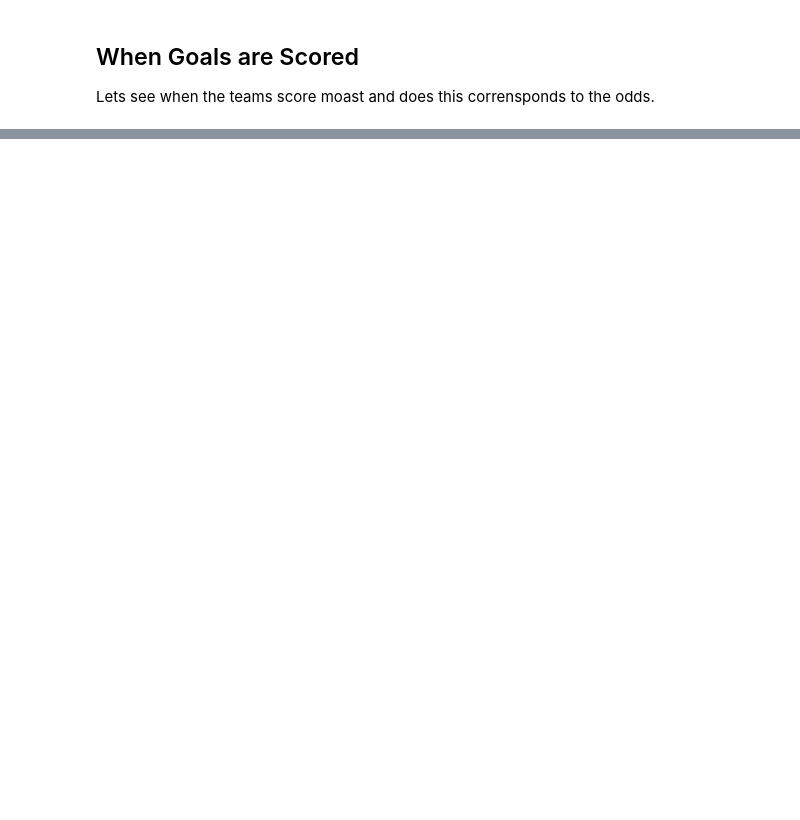
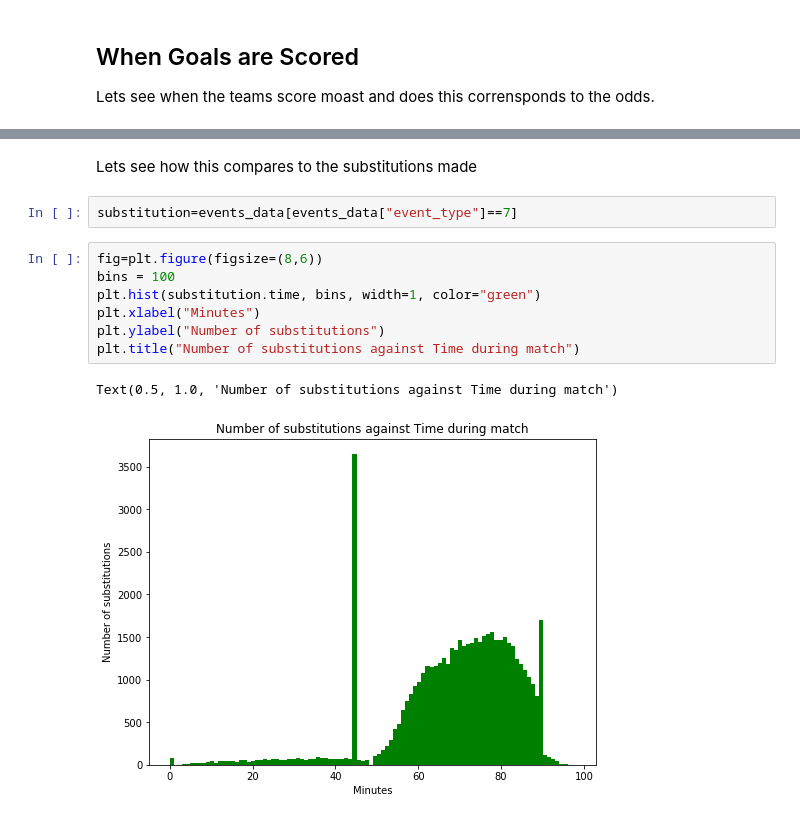
Before and after one commit to KaPrimov/ai-module, a Jupyter notebook: DataScience/z_project/Football Analysis.ipynb, the cells around one changed output, grey strips where cells are left out. Saved outputs shown, nothing was run; the diff lists cells and outputs as text; blank space fills up the shorter version.

```diff
--- a/DataScience/z_project/Football Analysis.ipynb
+++ b/DataScience/z_project/Football Analysis.ipynb
@@ -199,0 +298,14 @@ plt.show()
+# %% [markdown]
+Lets see how this compares to the substitutions made
+# %%
+substitution=events_data[events_data["event_type"]==7]
+# %%
+fig=plt.figure(figsize=(8,6))
+bins = 100
+plt.hist(substitution.time, bins, width=1, color="green")
+plt.xlabel("Minutes")
+plt.ylabel("Number of substitutions")
+plt.title("Number of substitutions against Time during match")
+# %% [output]
+Text(0.5, 1.0, 'Number of substitutions against Time during match')
+[figure, added]
```
Also changed, not shown: parts of 14 cells of this notebook.
